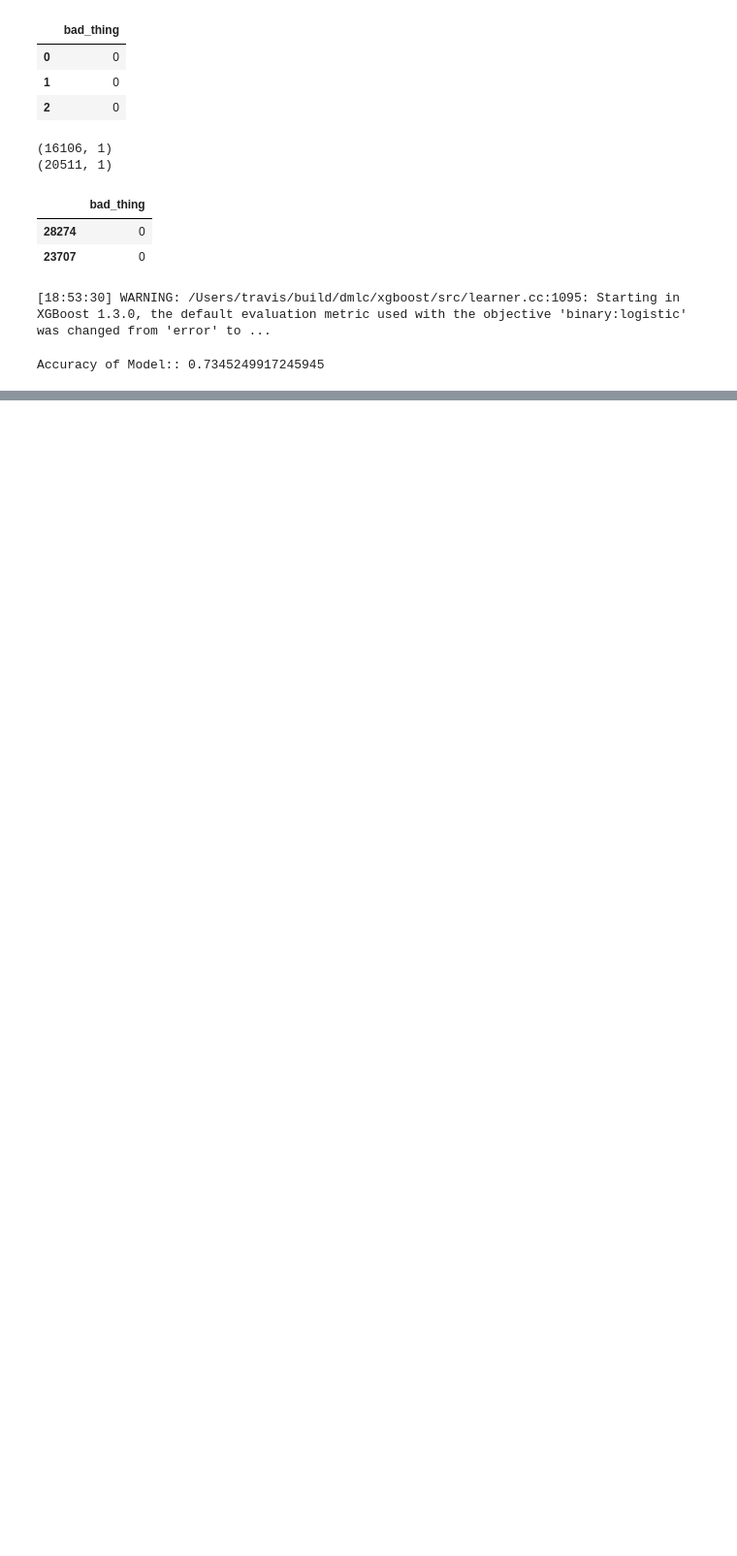
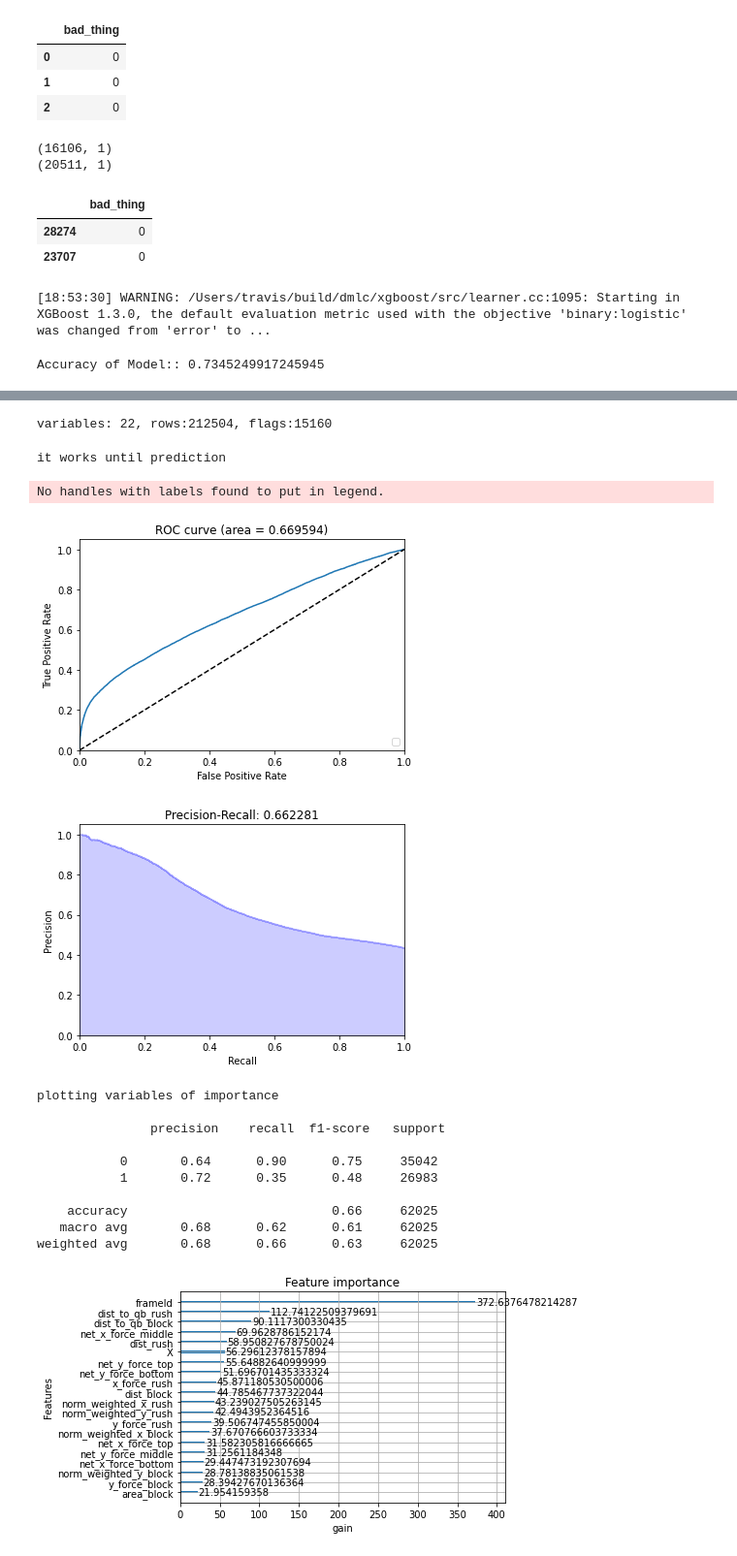
Before and after one commit to hlian188/NFLBigDataBowl, a Jupyter notebook: xgboost baseline for hit, hurry,sack (with some feature engineering experiment and grid search).ipynb, the cells around one changed output, grey strips where cells are left out. Shown at 97% size. Drawn from its saved outputs; the diff is of its cells as text; code cells hidden in the pictures; blank space fills up the shorter version.

```diff
--- a/xgboost baseline for hit, hurry,sack (with some feature engineering experiment and grid search).ipynb
+++ b/xgboost baseline for hit, hurry,sack (with some feature engineering experiment and grid search).ipynb
@@ -334,0 +462,14 @@ len(Y_pred)
+# %%
+print(len(new_df))
+new_df2=pd.read_csv("/Users/joonghochoi/Desktop/NFLBigDataBowl/NFL/features_all_2.csv")
+print(len(new_df2))
+new_df3=pd.read_csv("/Users/joonghochoi/Desktop/NFLBigDataBowl/NFL/features_all_3.csv")
+new_df4=pd.read_csv("/Users/joonghochoi/Desktop/NFLBigDataBowl/NFL/features_all_4.csv")
+new_df5=pd.read_csv("/Users/joonghochoi/Desktop/NFLBigDataBowl/NFL/features_all_5.csv")
+new_df6=pd.read_csv("/Users/joonghochoi/Desktop/NFLBigDataBowl/NFL/features_all_6.csv")
+new_df7=pd.read_csv("/Users/joonghochoi/Desktop/NFLBigDataBowl/NFL/features_all_7.csv")
+new_df8=pd.read_csv("/Users/joonghochoi/Desktop/NFLBigDataBowl/NFL/features_all_8.csv")
+
+week1_6train = pd.concat([new_df, new_df2,new_df3,new_df4,new_df5,new_df6], axis=0)
+print(len(week1_6train))
+week7_8test=pd.concat([new_df7,new_df8], axis=0)
@@ -334,0 +480,3 @@ len(Y_pred)
+# %%
+week1_6train=week1_6train.drop(columns=['Unnamed: 0','playId','gameId','hit','hurry','sack'])
+week7_8test=week7_8test.drop(columns=['Unnamed: 0','playId','gameId','hit','hurry','sack'])
@@ -335,3 +585,22 @@ len(Y_pred)
+# %%
+Y_test, Y_pred,y_scores = run_xgboost_and_calculate_auc2(new_df1,target='bad_thing',plot_all=True,ensembler=True)
+# %% [output]
+variables: 22, rows:212504, flags:15160
+it works until prediction
+No handles with labels found to put in legend.
+[figure, added]
+[figure, added]
+plotting variables of importance
+
+               precision    recall  f1-score   support
+
+           0       0.64      0.90      0.75     35042
+           1       0.72      0.35      0.48     26983
+
+    accuracy                           0.66     62025
+   macro avg       0.68      0.62      0.61     62025
+weighted avg       0.68      0.66      0.63     62025
+[figure, added]
 # %%
 #check before feature engineering
 
```
Also changed, not shown: parts of 20 cells of this notebook.
